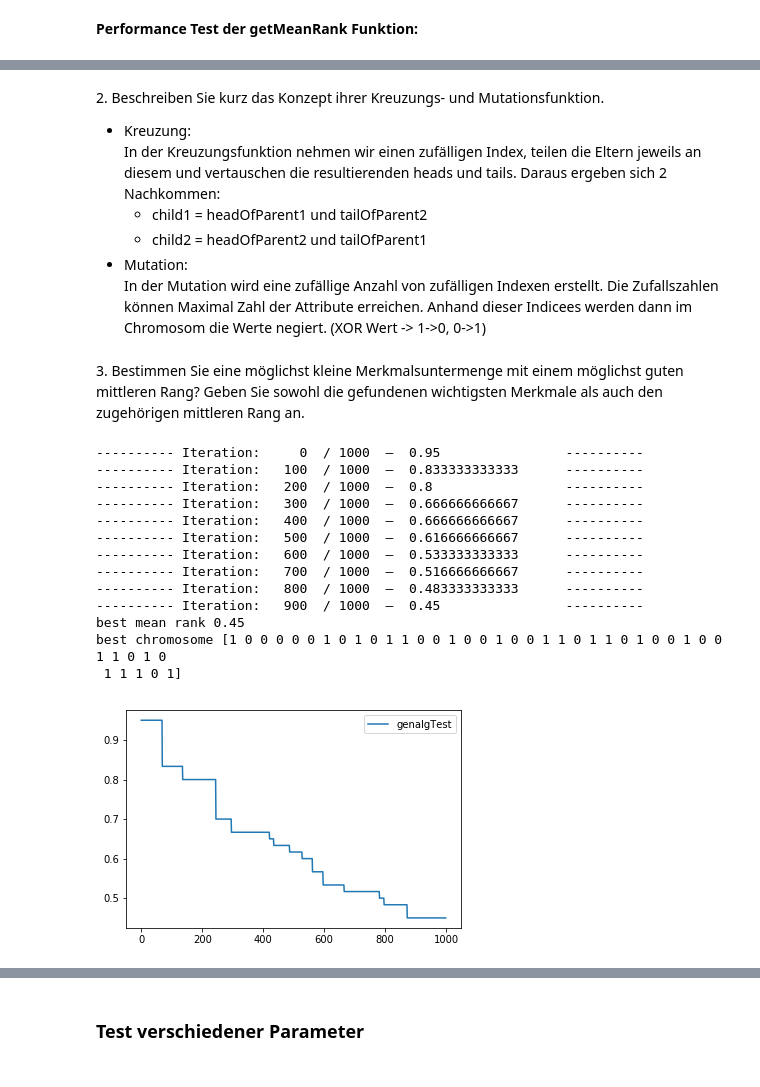
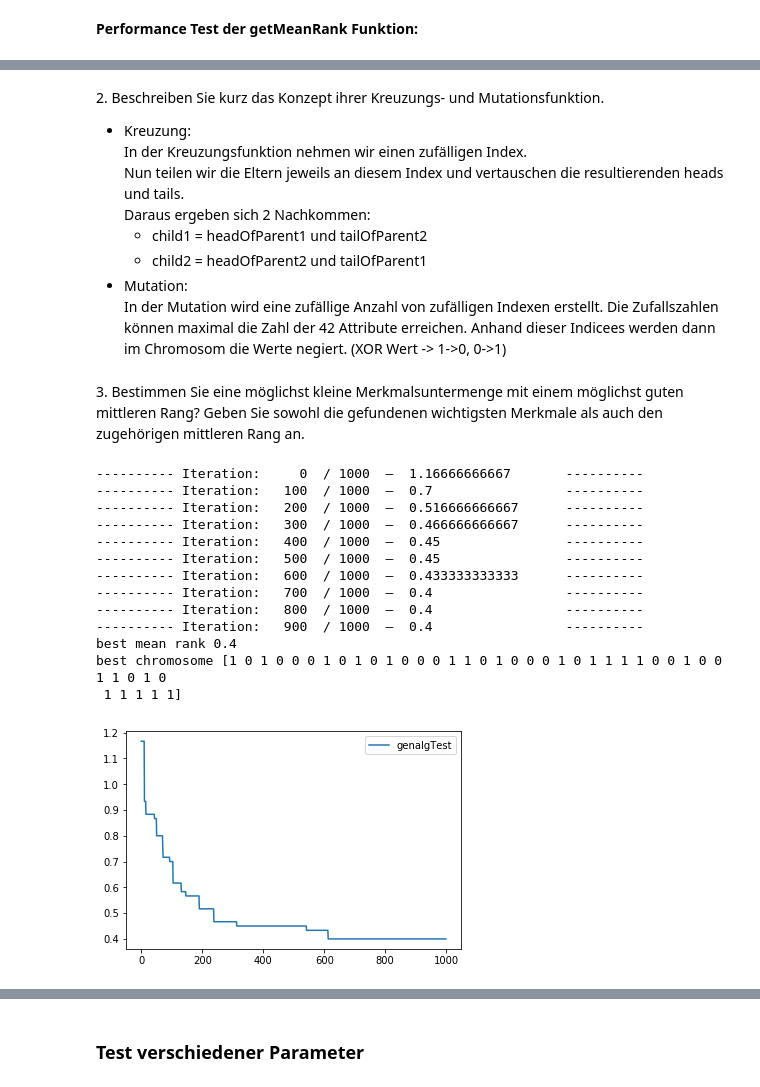
Before and after one commit to danielrotaermel/data-mining, a Jupyter notebook: VersuchMusicClustering.ipynb, the cells around one changed output, grey strips where cells are left out. Saved outputs shown, nothing was run; the diff lists cells and outputs as text; code cells hidden in the pictures.

```diff
--- a/VersuchMusicClustering.ipynb
+++ b/VersuchMusicClustering.ipynb
@@ -695,46 +716,47 @@ def runGenAlg(data_train, data_test, ITERATIONS, POPSIZE, CROSSPROP, MUTPROP, DI
 2\. Beschreiben Sie kurz das Konzept ihrer Kreuzungs- und Mutationsfunktion.
 
 - Kreuzung:
-  In der Kreuzungsfunktion nehmen wir einen zufälligen Index, teilen die Eltern jeweils an diesem
+  In der Kreuzungsfunktion nehmen wir einen zufälligen Index.
+  Nun teilen wir die Eltern jeweils an diesem Index
   und vertauschen die resultierenden heads und tails.
   Daraus ergeben sich 2 Nachkommen:
   - child1 = headOfParent1 und tailOfParent2
   - child2 = headOfParent2 und tailOfParent1
 - Mutation:
   In der Mutation wird eine zufällige Anzahl von zufälligen Indexen erstellt.
-  Die Zufallszahlen können Maximal Zahl der Attribute erreichen.
+  Die Zufallszahlen können maximal die Zahl der 42 Attribute erreichen.
   Anhand dieser Indicees werden dann im Chromosom die Werte negiert. (XOR Wert -> 1->0, 0->1)
 # %% [markdown]
 3\. Bestimmen Sie eine möglichst kleine Merkmalsuntermenge mit einem möglichst guten mittleren Rang? Geben Sie sowohl die gefundenen wichtigsten Merkmale als auch den zugehörigen mittleren Rang an.
 # %%
 ITERATIONS=1000;
-POPSIZE=100;
-CROSSPROP=.9;
-MUTPROP=.2;
+POPSIZE=20;
+CROSSPROP=.99;
+MUTPROP=.1;
 DISTANCEFN=calcEuclideanDistances
 
 bestMeanRank, population, rank = runGenAlg(data_train, data_test, ITERATIONS, POPSIZE, .9, .2, DISTANCEFN, 100)
 
 print "best mean rank", bestMeanRank[-1]
 print "best chromosome" ,population[0], '\n'
 plt.plot(range(ITERATIONS), bestMeanRank, label='genalgTest')
 plt.legend()
 plt.show()
 # %% [output]
----------- Iteration:     0  / 1000  –  0.95                ----------
----------- Iteration:   100  / 1000  –  0.833333333333      ----------
----------- Iteration:   200  / 1000  –  0.8                 ----------
----------- Iteration:   300  / 1000  –  0.666666666667      ----------
----------- Iteration:   400  / 1000  –  0.666666666667      ----------
----------- Iteration:   500  / 1000  –  0.616666666667      ----------
----------- Iteration:   600  / 1000  –  0.533333333333      ----------
----------- Iteration:   700  / 1000  –  0.516666666667      ----------
----------- Iteration:   800  / 1000  –  0.483333333333      ----------
----------- Iteration:   900  / 1000  –  0.45                ----------
-best mean rank 0.45
-best chromosome [1 0 0 0 0 0 1 0 1 0 1 1 0 0 1 0 0 1 0 0 1 1 0 1 1 0 1 0 0 1 0 0 1 1 0 1 0
- 1 1 1 0 1]
+---------- Iteration:     0  / 1000  –  1.16666666667       ----------
+---------- Iteration:   100  / 1000  –  0.7                 ----------
+---------- Iteration:   200  / 1000  –  0.516666666667      ----------
+---------- Iteration:   300  / 1000  –  0.466666666667      ----------
+---------- Iteration:   400  / 1000  –  0.45                ----------
+---------- Iteration:   500  / 1000  –  0.45                ----------
+---------- Iteration:   600  / 1000  –  0.433333333333      ----------
+---------- Iteration:   700  / 1000  –  0.4                 ----------
+---------- Iteration:   800  / 1000  –  0.4                 ----------
+---------- Iteration:   900  / 1000  –  0.4                 ----------
+best mean rank 0.4
+best chromosome [1 0 1 0 0 0 1 0 1 0 1 0 0 0 1 1 0 1 0 0 0 1 0 1 1 1 1 0 0 1 0 0 1 1 0 1 0
+ 1 1 1 1 1]
-[figure, old version]
+[figure, new version]
 # %%
 resultIdx = np.where(population[0]==1)[0]
 print 'Indicees der besten Attribute', resultIdx
```
Also changed, not shown: parts of 15 cells of this notebook.
